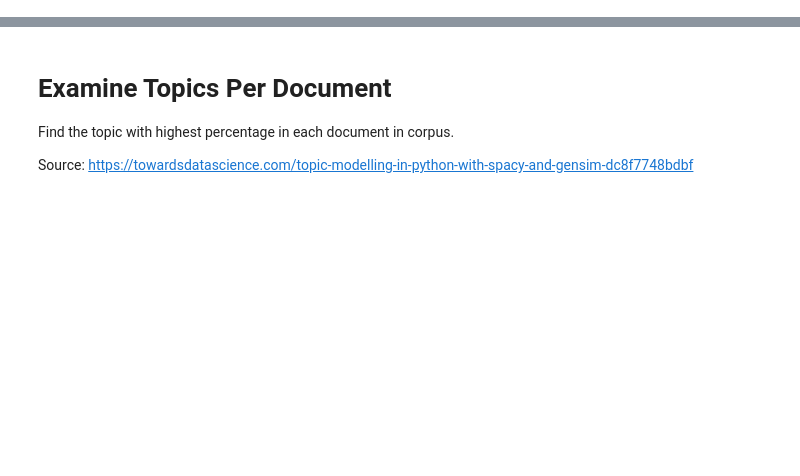
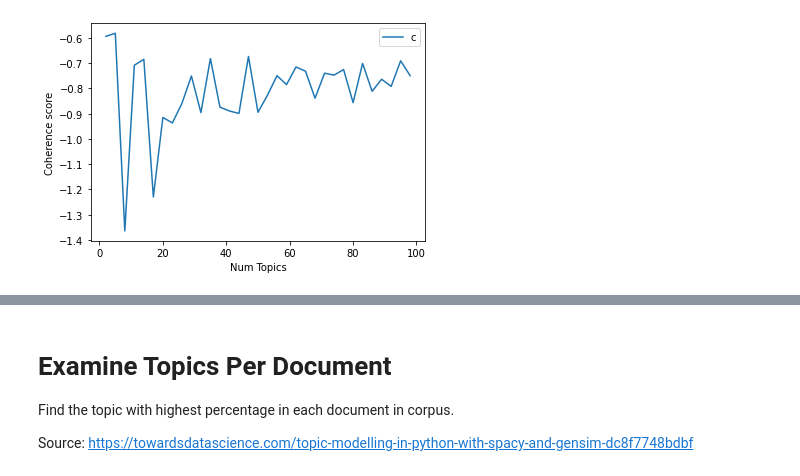
Before and after one commit to SF-Nexus/Extracted-Features, a Jupyter notebook: Local Topic Modeling.ipynb, the cells around one changed output, grey strips where cells are left out. Saved outputs shown, nothing was run; the diff lists cells and outputs as text; code cells hidden in the pictures; blank space fills up the shorter version.

```diff
--- a/Local Topic Modeling.ipynb
+++ b/Local Topic Modeling.ipynb
@@ -127,7 +240,8 @@ def compute_coherence_values(dictionary, corpus, texts, limit, start=2, step=3):
     coherence_values = []
     model_list = []
     for num_topics in range(start, limit, step):
-        model = gensim.models.ldamodel.LdaModel(corpus=corpus, num_topics=num_topics, id2word=id2word)
+        model = gensim.models.ldamodel.LdaModel(corpus=corpus, num_topics=num_topics, id2word=id2word, chunksize=1000,
+                                           passes=50, iterations=100)
         model_list.append(model)
         coherencemodel = CoherenceModel(model=model, texts=texts, dictionary=dictionary, coherence='c_v')
         coherence_values.append(coherencemodel.get_coherence())
@@ -135,7 +249,7 @@ def compute_coherence_values(dictionary, corpus, texts, limit, start=2, step=3):
     return model_list, coherence_values
 # %%
 # Get coherence value for topic models up to n = 100 topics
-model_list, coherence_values = compute_coherence_values(dictionary=id2word, corpus=corpus, texts=data_words_nostops, start=2, limit=100, step=3)
+model_list, coherence_values = compute_coherence_values(dictionary=id2word, corpus=corpus, texts=data_words, start=2, limit=100, step=3)
 # %%
 # Show graph plotting coherence score for each topic model
 limit=100; start=2; step=3;
@@ -155,0 +281,42 @@ df_optimal.sort_values(by='Coherence', ascending=False)
+# %%
+#Try different coherence method-U_Mass Coherence
+def compute_coherence_values2(dictionary, corpus, texts, limit, start=2, step=3):
+    """
+    Compute c_v coherence for various number of topics
+
+    Parameters:
+    ----------
+    dictionary : Gensim dictionary
+    corpus : Gensim corpus
+    texts : List of input texts
+    limit : Max num of topics
+
+    Returns:
+    -------
+    model_list : List of LDA topic models
+    coherence_values : Coherence values corresponding to the LDA model with respective number of topics
+    """
+    coherence_values = []
+    model_list = []
+    for num_topics in range(start, limit, step):
+        model = gensim.models.ldamodel.LdaModel(corpus=corpus, num_topics=num_topics, id2word=id2word, chunksize=1000,
+                                           passes=50, iterations=100)
+        model_list.append(model)
+        coherencemodel = CoherenceModel(model=model, texts=texts, dictionary=dictionary, coherence='u_mass')
+        coherence_values.append(coherencemodel.get_coherence())
+
+    return model_list, coherence_values
+# %%
+# Get coherence value for topic models up to n = 100 topics
+model_list, coherence_values = compute_coherence_values2(dictionary=id2word, corpus=corpus, texts=data_words, start=2, limit=100, step=3)
+# %%
+# Show graph plotting coherence score for each topic model
+limit=100; start=2; step=3;
+x = range(start, limit, step)
+optimal, = plt.plot(x, coherence_values)
+plt.xlabel("Num Topics")
+plt.ylabel("Coherence score")
+plt.legend(("coherence_values"), loc='best')
+plt.show()
+# %% [output]
+[figure, added]
```
Also changed, not shown: parts of 33 cells of this notebook.
